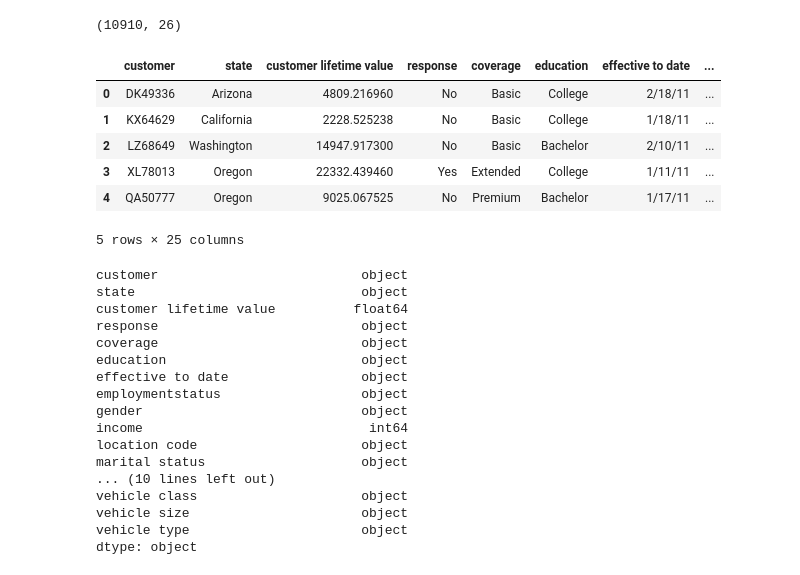
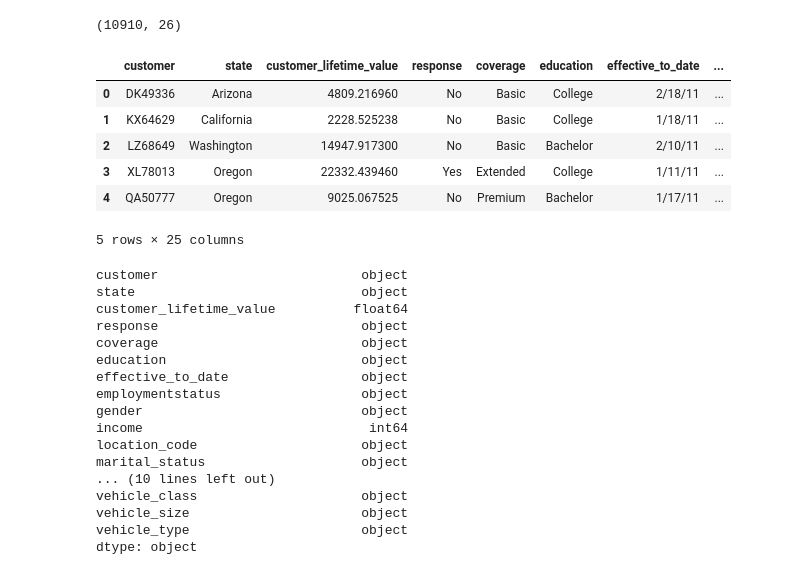
Before and after one commit to AyeeshaSiddikka/lab-customer-analysis-round-2, a Jupyter notebook: Round2-7.ipynb, the cells around one changed output. Saved outputs shown, nothing was run; the diff lists cells and outputs as text; code cells hidden in the pictures.

```diff
--- a/Round2-7.ipynb
+++ b/Round2-7.ipynb
@@ -16,17 +16,17 @@ display(dataframe.shape)
 # %%
 # 2. Standardize header names.
 dataframe = dataframe.drop(['Unnamed: 0'], axis=1)
 
 cols = []
 for column in dataframe.columns:
     cols.append(column.lower())
 dataframe.columns = cols
 
-
+dataframe.columns = dataframe.columns.str.replace(' ', '_')
 
 display(dataframe.head())
 # %% [output]
-|  | customer | state | customer lifetime value | response | coverage | education | effective to date | ... |
+|  | customer | state | customer_lifetime_value | response | coverage | education | effective_to_date | ... |
 | 0 | DK49336 | Arizona | 4809.216960 | No | Basic | College | 2/18/11 | ... |
 | 1 | KX64629 | California | 2228.525238 | No | Basic | College | 1/18/11 | ... |
 | 2 | LZ68649 | Washington | 14947.917300 | No | Basic | Bachelor | 2/10/11 | ... |
@@ -38,20 +38,20 @@ display(dataframe.dtypes)
 # %% [output]
 customer                          object
 state                             object
-customer lifetime value          float64
+customer_lifetime_value          float64
 response                          object
 coverage                          object
 education                         object
-effective to date                 object
+effective_to_date                 object
 employmentstatus                  object
 gender                            object
 income                             int64
-location code                     object
-marital status                    object
+location_code                     object
+marital_status                    object
 ... (10 lines left out)
-vehicle class                     object
-vehicle size                      object
-vehicle type                      object
+vehicle_class                     object
+vehicle_size                      object
+vehicle_type                      object
 dtype: object
 # %%
 #Which columns are numerical?
```
Also changed, not shown: parts of 15 cells of this notebook.
